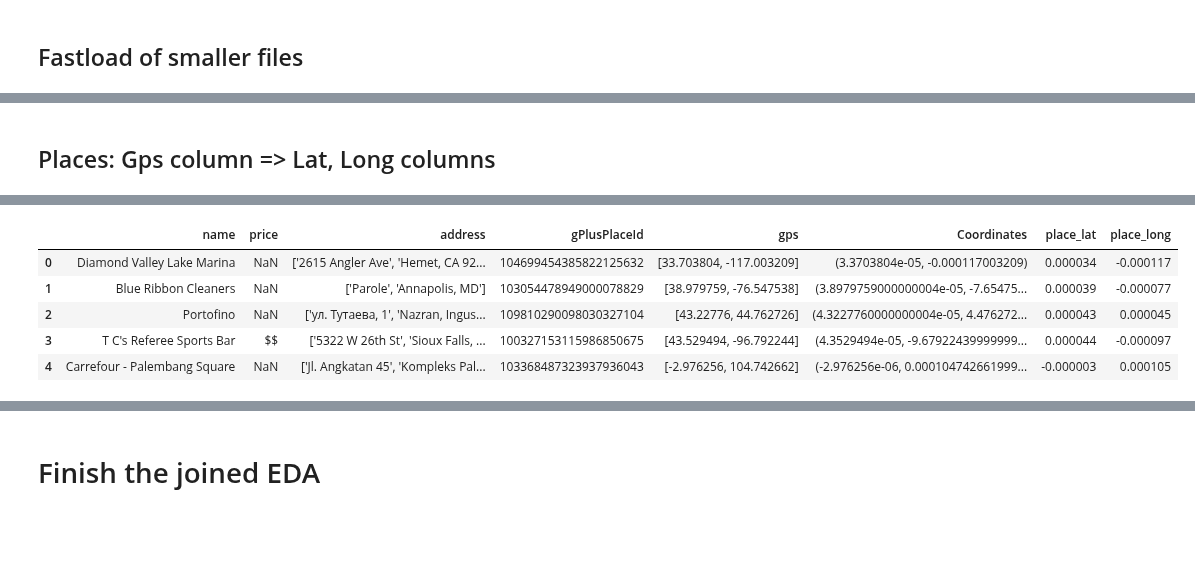
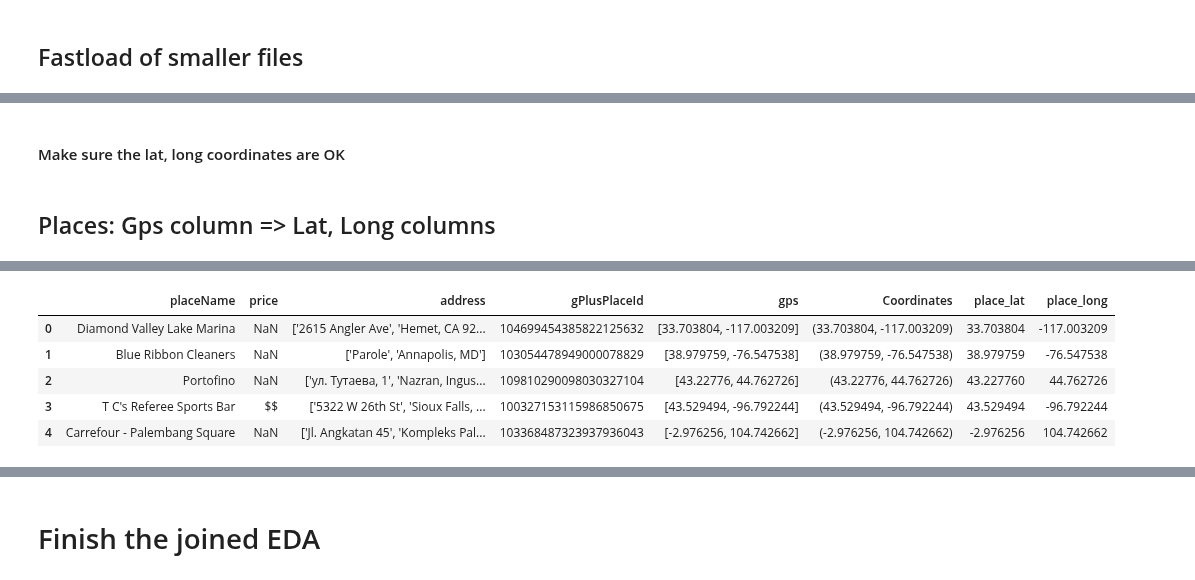
Before and after one commit to Huang-W/google-local-reviews, a Jupyter notebook: joined_eda.ipynb, the cells around one changed output, grey strips where cells are left out. Cells and saved outputs as stored; diff of their text form; code cells hidden in the pictures; blank space fills up the shorter version.

```diff
--- a/joined_eda.ipynb
+++ b/joined_eda.ipynb
@@ -166,3 +168,5 @@ Wall time: 12.4 s
 | 2 | 森田さとこ | NaN | 100000021336848867366 | (None, None) | NaN | NaN |
 | 3 | amey kore | NaN | 100000030557048145331 | (None, None) | NaN | NaN |
 | 4 | william spindler | NaN | 100000032416892623125 | (None, None) | NaN | NaN |
+# %% [markdown]
+#### Make sure the lat, long coordinates are OK
@@ -172,18 +178,19 @@ Wall time: 12.4 s
 %%time
 
 def string_to_coord2(gps):
-    coord = None
-    lat = long = None
-    try:
-        coord = eval(gps)
-        lat, long = coord[0]/1000000, coord[1]/1000000
-    except Exception as e:
-        return (lat, long)
-    return (lat, long)
+    if type(gps) is not str:
+        return None, None
+    coord = eval(gps)
+    lat, long = coord[0], coord[1]
+    if abs(lat) > 90 or abs(long) > 180:
+        lat = lat / 1000000
+        long = long / 1000000
+    return lat, long
 
 places_df2['Coordinates'] = places_df2['gps'].map(string_to_coord2)
-places_df2['place_lat'] = places_df2['Coordinates'].apply(lambda x : x[0])
-places_df2['place_long'] = places_df2['Coordinates'].apply(lambda x : x[1])
+places_df2['place_lat'] = places_df2['Coordinates'].apply(lambda x : x[0] if x else None)
+places_df2['place_long'] = places_df2['Coordinates'].apply(lambda x : x[1] if x else None)
 
+places_df2 = places_df2.rename(columns={'name': 'placeName'})
 places_df2.head()
 # %% [output]
@@ -192,6 +199,6 @@ Wall time: 20.9 s
-|  | name | price | address | gPlusPlaceId | gps | Coordinates | place_lat | place_long |
-| 0 | Diamond Valley Lake Marina | NaN | ['2615 Angler Ave', 'Hemet, CA 92... | 104699454385822125632 | [33.703804, -117.003209] | (3.3703804e-05, -0.000117003209) | 0.000034 | -0.000117 |
-| 1 | Blue Ribbon Cleaners | NaN | ['Parole', 'Annapolis, MD'] | 103054478949000078829 | [38.979759, -76.547538] | (3.8979759000000004e-05, -7.65475... | 0.000039 | -0.000077 |
-| 2 | Portofino | NaN | ['ул. Тутаева, 1', 'Nazran, Ingus... | 109810290098030327104 | [43.22776, 44.762726] | (4.3227760000000004e-05, 4.476272... | 0.000043 | 0.000045 |
-| 3 | T C's Referee Sports Bar | $$ | ['5322 W 26th St', 'Sioux Falls, ... | 100327153115986850675 | [43.529494, -96.792244] | (4.3529494e-05, -9.67922439999999... | 0.000044 | -0.000097 |
-| 4 | Carrefour - Palembang Square | NaN | ['Jl. Angkatan 45', 'Kompleks Pal... | 103368487323937936043 | [-2.976256, 104.742662] | (-2.976256e-06, 0.000104742661999... | -0.000003 | 0.000105 |
+|  | placeName | price | address | gPlusPlaceId | gps | Coordinates | place_lat | place_long |
+| 0 | Diamond Valley Lake Marina | NaN | ['2615 Angler Ave', 'Hemet, CA 92... | 104699454385822125632 | [33.703804, -117.003209] | (33.703804, -117.003209) | 33.703804 | -117.003209 |
+| 1 | Blue Ribbon Cleaners | NaN | ['Parole', 'Annapolis, MD'] | 103054478949000078829 | [38.979759, -76.547538] | (38.979759, -76.547538) | 38.979759 | -76.547538 |
+| 2 | Portofino | NaN | ['ул. Тутаева, 1', 'Nazran, Ingus... | 109810290098030327104 | [43.22776, 44.762726] | (43.22776, 44.762726) | 43.227760 | 44.762726 |
+| 3 | T C's Referee Sports Bar | $$ | ['5322 W 26th St', 'Sioux Falls, ... | 100327153115986850675 | [43.529494, -96.792244] | (43.529494, -96.792244) | 43.529494 | -96.792244 |
+| 4 | Carrefour - Palembang Square | NaN | ['Jl. Angkatan 45', 'Kompleks Pal... | 103368487323937936043 | [-2.976256, 104.742662] | (-2.976256, 104.742662) | -2.976256 | 104.742662 |
```
Also changed, not shown: parts of 32 cells of this notebook.
